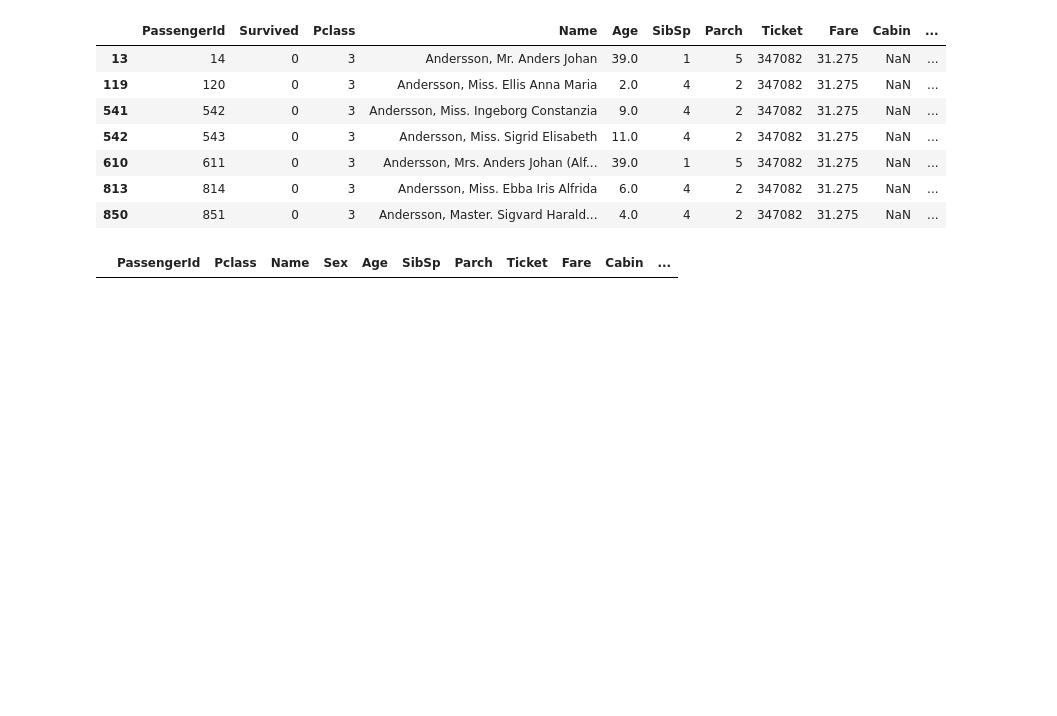
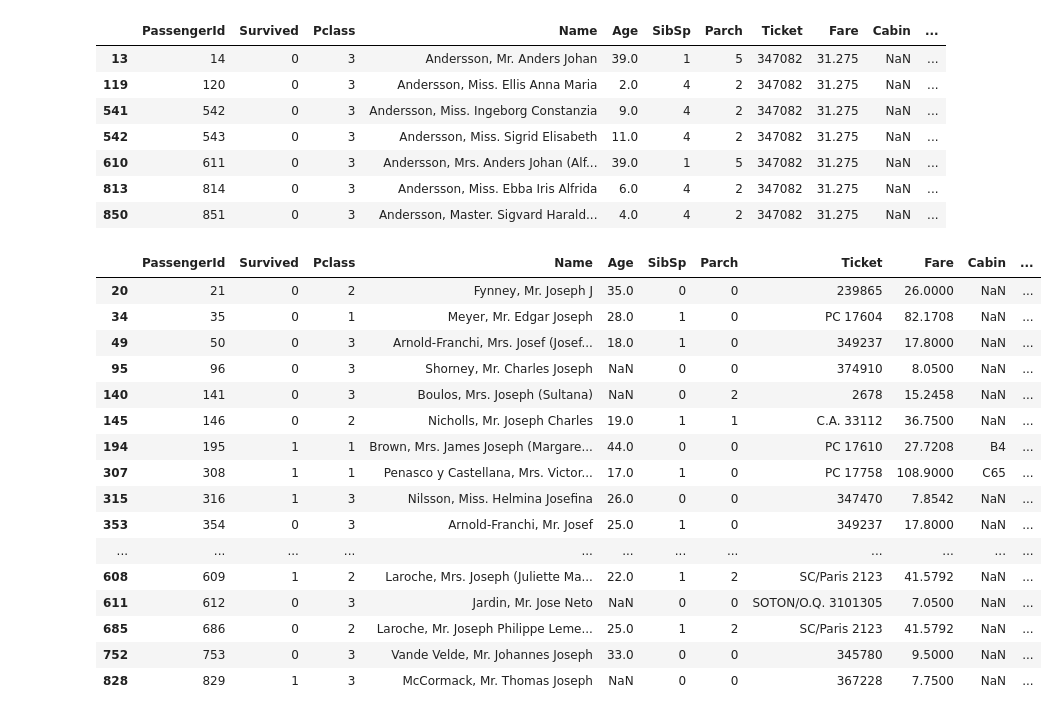
Before and after one commit to EliasGarzaV/RetoTitanicBloque1, a Jupyter notebook: Testing/pruebas_romo.ipynb, the cells around one changed output. Drawn from its saved outputs; the diff is of its cells as text; code cells hidden in the pictures; blank space fills up the shorter version.

```diff
--- a/Testing/pruebas_romo.ipynb
+++ b/Testing/pruebas_romo.ipynb
@@ -132,6 +132,22 @@ train[train['Fare']== 512.3292]
 | 813 | 814 | 0 | 3 | Andersson, Miss. Ebba Iris Alfrida | 6.0 | 4 | 2 | 347082 | 31.275 | NaN | ... |
 | 850 | 851 | 0 | 3 | Andersson, Master. Sigvard Harald... | 4.0 | 4 | 2 | 347082 | 31.275 | NaN | ... |
 # %%
-test[test['Name'].str.contains("Wood")]
+train[train['Name'].str.contains("Jose")]
 # %% [output]
-|  | PassengerId | Pclass | Name | Sex | Age | SibSp | Parch | Ticket | Fare | Cabin | ... |
+|  | PassengerId | Survived | Pclass | Name | Age | SibSp | Parch | Ticket | Fare | Cabin | ... |
+| 20 | 21 | 0 | 2 | Fynney, Mr. Joseph J | 35.0 | 0 | 0 | 239865 | 26.0000 | NaN | ... |
+| 34 | 35 | 0 | 1 | Meyer, Mr. Edgar Joseph | 28.0 | 1 | 0 | PC 17604 | 82.1708 | NaN | ... |
+| 49 | 50 | 0 | 3 | Arnold-Franchi, Mrs. Josef (Josef... | 18.0 | 1 | 0 | 349237 | 17.8000 | NaN | ... |
+| 95 | 96 | 0 | 3 | Shorney, Mr. Charles Joseph | NaN | 0 | 0 | 374910 | 8.0500 | NaN | ... |
+| 140 | 141 | 0 | 3 | Boulos, Mrs. Joseph (Sultana) | NaN | 0 | 2 | 2678 | 15.2458 | NaN | ... |
+| 145 | 146 | 0 | 2 | Nicholls, Mr. Joseph Charles | 19.0 | 1 | 1 | C.A. 33112 | 36.7500 | NaN | ... |
+| 194 | 195 | 1 | 1 | Brown, Mrs. James Joseph (Margare... | 44.0 | 0 | 0 | PC 17610 | 27.7208 | B4 | ... |
+| 307 | 308 | 1 | 1 | Penasco y Castellana, Mrs. Victor... | 17.0 | 1 | 0 | PC 17758 | 108.9000 | C65 | ... |
+| 315 | 316 | 1 | 3 | Nilsson, Miss. Helmina Josefina | 26.0 | 0 | 0 | 347470 | 7.8542 | NaN | ... |
+| 353 | 354 | 0 | 3 | Arnold-Franchi, Mr. Josef | 25.0 | 1 | 0 | 349237 | 17.8000 | NaN | ... |
+| ... | ... | ... | ... | ... | ... | ... | ... | ... | ... | ... | ... |
+| 608 | 609 | 1 | 2 | Laroche, Mrs. Joseph (Juliette Ma... | 22.0 | 1 | 2 | SC/Paris 2123 | 41.5792 | NaN | ... |
+| 611 | 612 | 0 | 3 | Jardin, Mr. Jose Neto | NaN | 0 | 0 | SOTON/O.Q. 3101305 | 7.0500 | NaN | ... |
+| 685 | 686 | 0 | 2 | Laroche, Mr. Joseph Philippe Leme... | 25.0 | 1 | 2 | SC/Paris 2123 | 41.5792 | NaN | ... |
+| 752 | 753 | 0 | 3 | Vande Velde, Mr. Johannes Joseph | 33.0 | 0 | 0 | 345780 | 9.5000 | NaN | ... |
+| 828 | 829 | 1 | 3 | McCormack, Mr. Thomas Joseph | NaN | 0 | 0 | 367228 | 7.7500 | NaN | ... |
```
Also changed, not shown: 2 other files.
